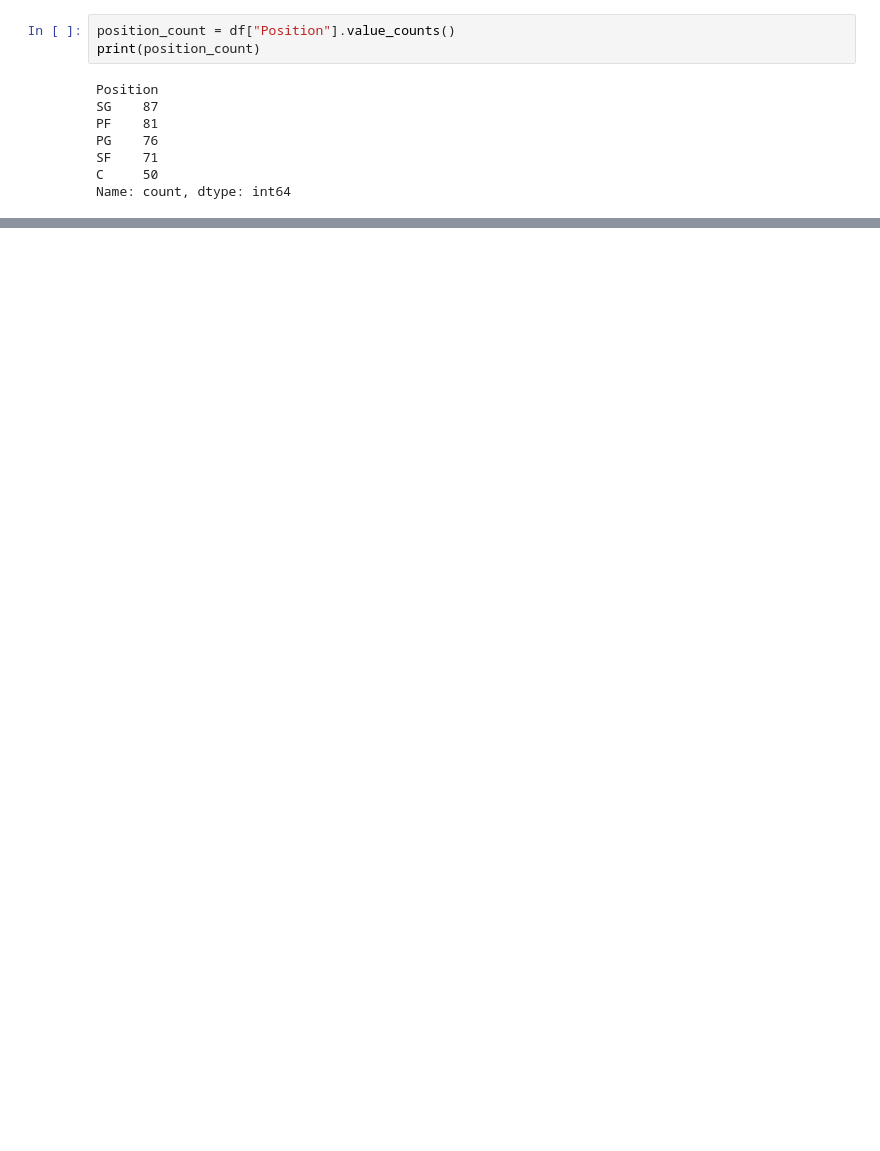
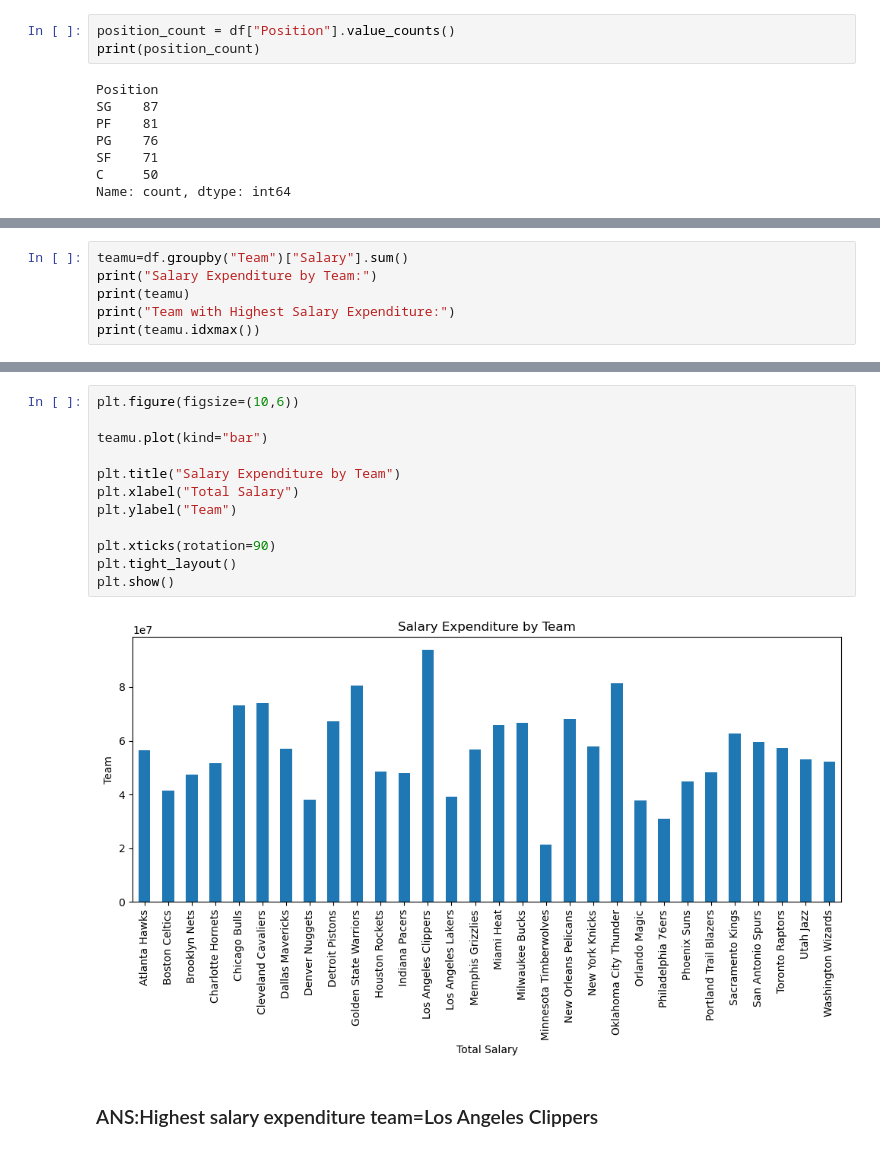
Before and after one commit to Mohamedrashid117/Entri_Assignments, a Jupyter notebook: Module2 Python Assessment 2.ipynb, the cells around one changed output, grey strips where cells are left out. Cells and saved outputs as stored; diff of their text form; blank space fills up the shorter version.

```diff
--- a/Module2 Python Assessment 2.ipynb
+++ b/Module2 Python Assessment 2.ipynb
@@ -166,0 +218,6 @@ Name: count, dtype: int64
+# %%
+teamu=df.groupby("Team")["Salary"].sum()
+print("Salary Expenditure by Team:")
+print(teamu)
+print("Team with Highest Salary Expenditure:")
+print(teamu.idxmax())
@@ -166,0 +242,16 @@ Name: count, dtype: int64
+# %%
+plt.figure(figsize=(10,6))
+
+teamu.plot(kind="bar")
+
+plt.title("Salary Expenditure by Team")
+plt.xlabel("Total Salary")
+plt.ylabel("Team")
+
+plt.xticks(rotation=90)
+plt.tight_layout()
+plt.show()
+# %% [output]
+[figure, added]
+# %% [markdown]
+### ANS:Highest salary expenditure team=Los Angeles Clippers
```
Also changed, not shown: parts of 26 cells of this notebook.
